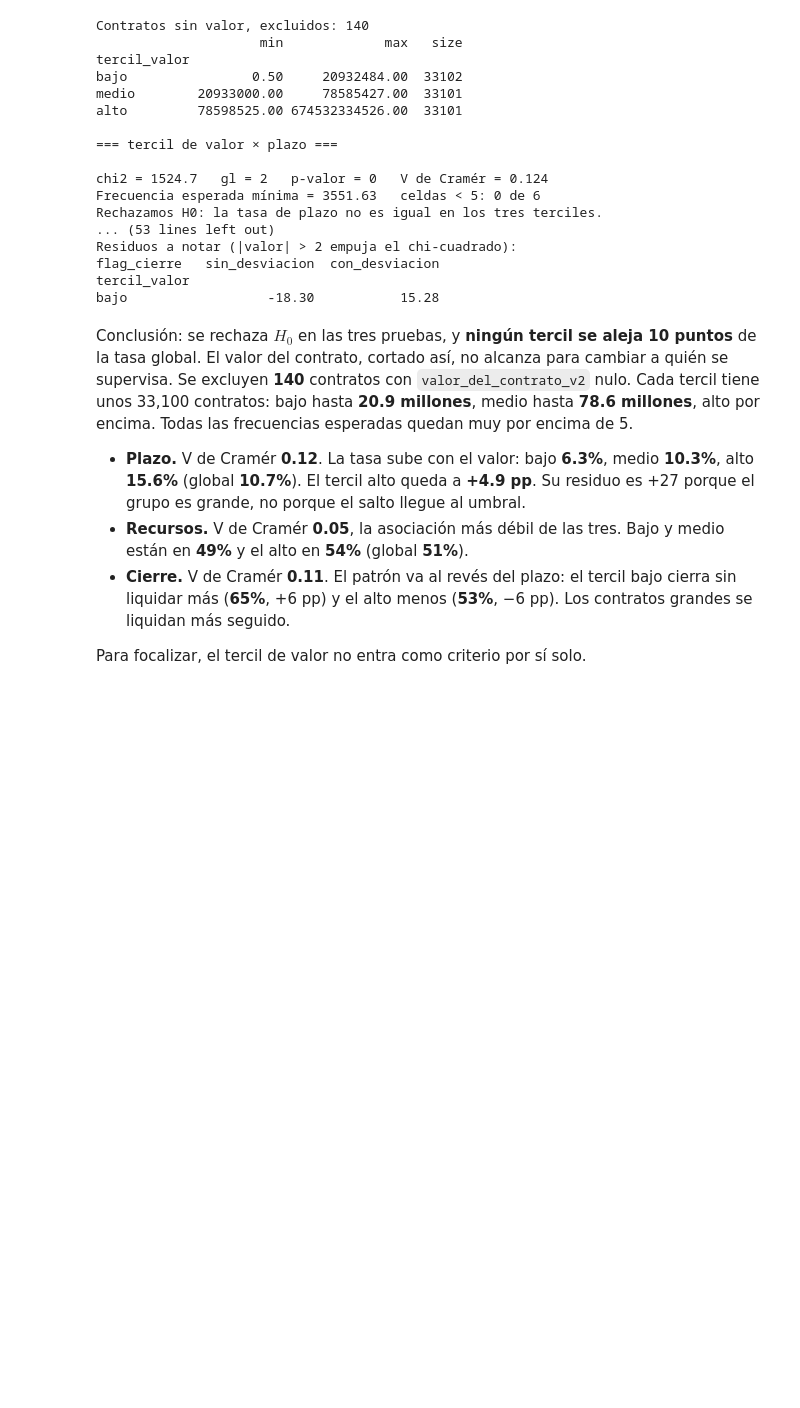
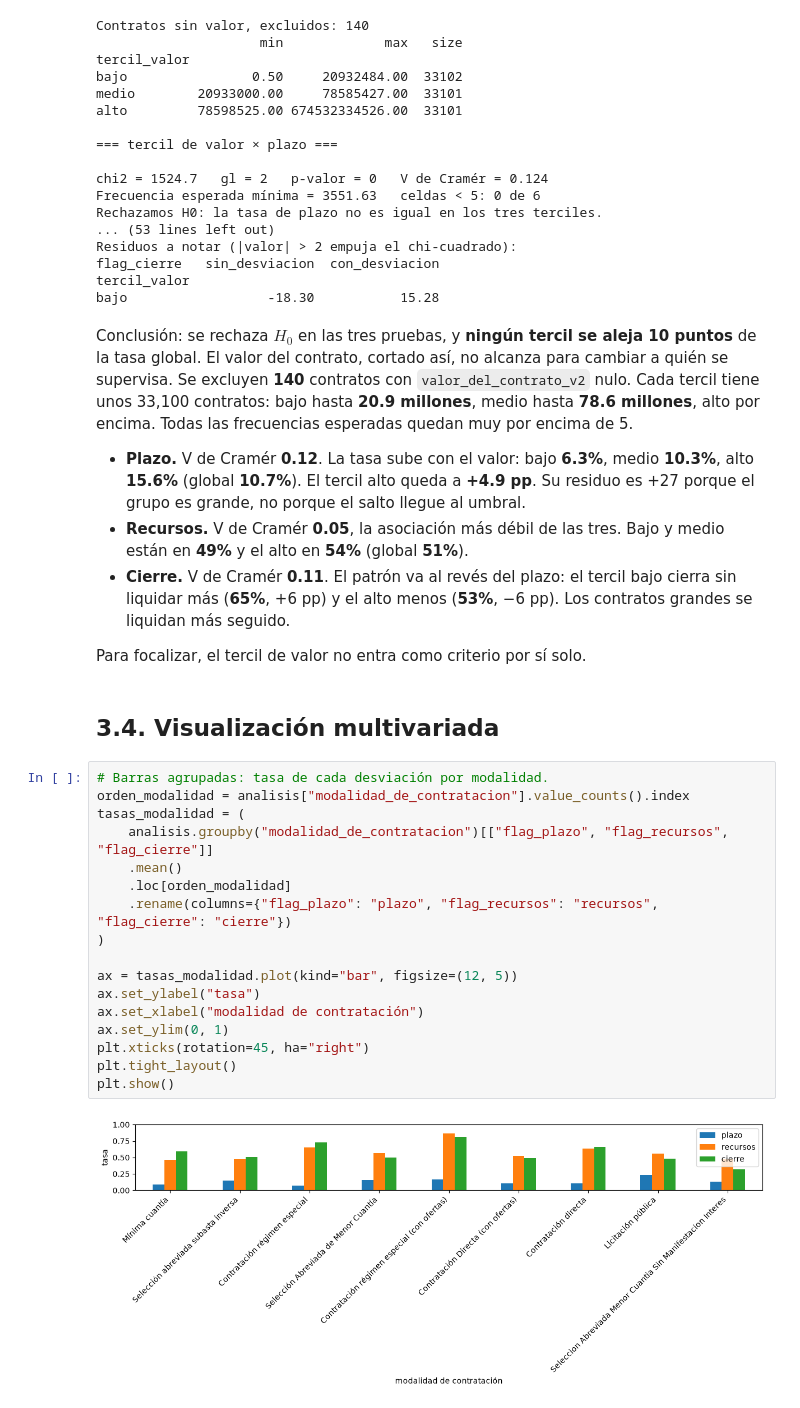
Before and after one commit to jdguzmans/ciencia-de-datos-aplicada-taller-1, a Jupyter notebook: notebook.ipynb, the cells around one changed output. Saved outputs shown, nothing was run; the diff lists cells and outputs as text; blank space fills up the shorter version.

Commit message:
3.4 - multivariate visualization

```diff
--- a/notebook.ipynb
+++ b/notebook.ipynb
@@ -978,3 +976,24 @@ Conclusión: se rechaza $H_0$ en las tres pruebas, y **ningún tercil se aleja 1
 - **Cierre.** V de Cramér **0.11**. El patrón va al revés del plazo: el tercil bajo cierra sin liquidar más (**65%**, +6 pp) y el alto menos (**53%**, −6 pp). Los contratos grandes se liquidan más seguido.
 
 Para focalizar, el tercil de valor no entra como criterio por sí solo.
+# %% [markdown]
+## 3.4. Visualización multivariada
+# %%
+# Barras agrupadas: tasa de cada desviación por modalidad.
+orden_modalidad = analisis["modalidad_de_contratacion"].value_counts().index
+tasas_modalidad = (
+    analisis.groupby("modalidad_de_contratacion")[["flag_plazo", "flag_recursos", "flag_cierre"]]
+    .mean()
+    .loc[orden_modalidad]
+    .rename(columns={"flag_plazo": "plazo", "flag_recursos": "recursos", "flag_cierre": "cierre"})
+)
+
+ax = tasas_modalidad.plot(kind="bar", figsize=(12, 5))
+ax.set_ylabel("tasa")
+ax.set_xlabel("modalidad de contratación")
+ax.set_ylim(0, 1)
+plt.xticks(rotation=45, ha="right")
+plt.tight_layout()
+plt.show()
+# %% [output]
+[figure, added]
```
Also changed, not shown: parts of 3 cells of this notebook.
